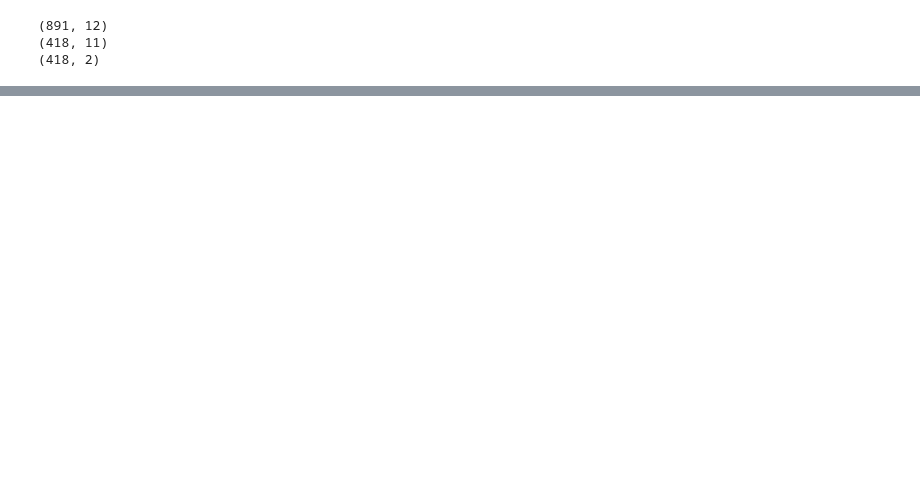
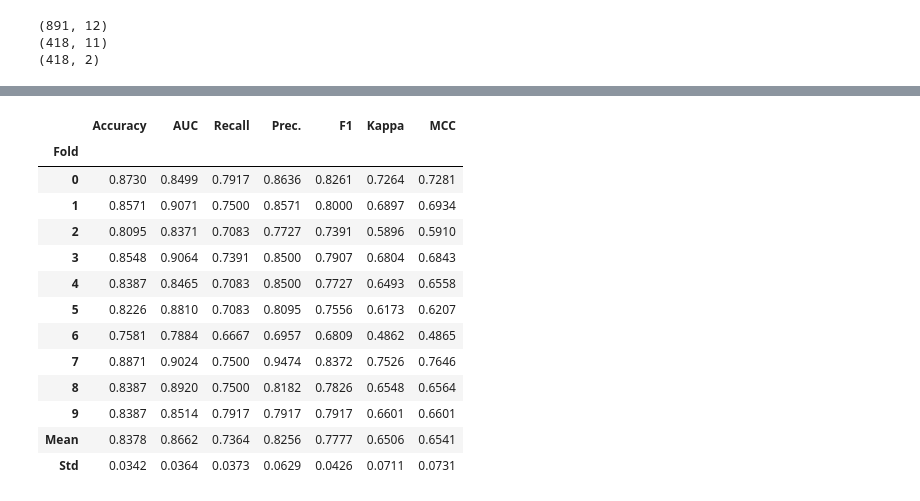
Before and after one commit to Jungddaseul/AI_study, a Jupyter notebook: 04_ML/titanic_data/titanic_pycaret01.ipynb, the cells around one changed output, grey strips where cells are left out. Saved outputs shown, nothing was run; the diff lists cells and outputs as text; code cells hidden in the pictures; blank space fills up the shorter version.

```diff
--- a/04_ML/titanic_data/titanic_pycaret01.ipynb
+++ b/04_ML/titanic_data/titanic_pycaret01.ipynb
@@ -59,0 +191,3 @@ pip install pycaret
+# %%
+rf_model = create_model('rf')
+# %% [output]
@@ -59,0 +195,14 @@ pip install pycaret
+|  | Accuracy | AUC | Recall | Prec. | F1 | Kappa | MCC |
+| Fold |  |  |  |  |  |  |  |
+| 0 | 0.8730 | 0.8499 | 0.7917 | 0.8636 | 0.8261 | 0.7264 | 0.7281 |
+| 1 | 0.8571 | 0.9071 | 0.7500 | 0.8571 | 0.8000 | 0.6897 | 0.6934 |
+| 2 | 0.8095 | 0.8371 | 0.7083 | 0.7727 | 0.7391 | 0.5896 | 0.5910 |
+| 3 | 0.8548 | 0.9064 | 0.7391 | 0.8500 | 0.7907 | 0.6804 | 0.6843 |
+| 4 | 0.8387 | 0.8465 | 0.7083 | 0.8500 | 0.7727 | 0.6493 | 0.6558 |
+| 5 | 0.8226 | 0.8810 | 0.7083 | 0.8095 | 0.7556 | 0.6173 | 0.6207 |
+| 6 | 0.7581 | 0.7884 | 0.6667 | 0.6957 | 0.6809 | 0.4862 | 0.4865 |
+| 7 | 0.8871 | 0.9024 | 0.7500 | 0.9474 | 0.8372 | 0.7526 | 0.7646 |
+| 8 | 0.8387 | 0.8920 | 0.7500 | 0.8182 | 0.7826 | 0.6548 | 0.6564 |
+| 9 | 0.8387 | 0.8514 | 0.7917 | 0.7917 | 0.7917 | 0.6601 | 0.6601 |
+| Mean | 0.8378 | 0.8662 | 0.7364 | 0.8256 | 0.7777 | 0.6506 | 0.6541 |
+| Std | 0.0342 | 0.0364 | 0.0373 | 0.0629 | 0.0426 | 0.0711 | 0.0731 |
```
Also changed, not shown: parts of 35 cells of this notebook.
